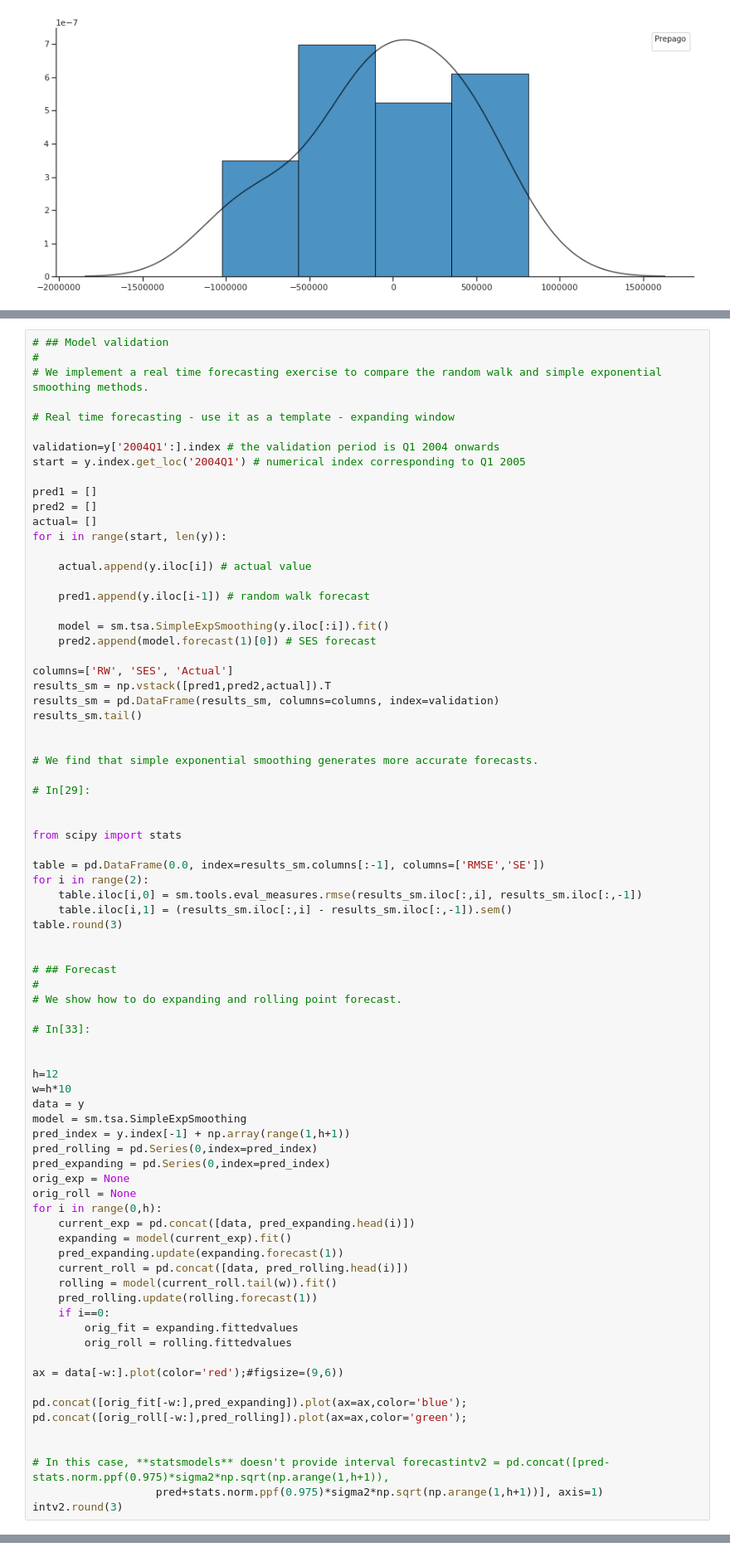
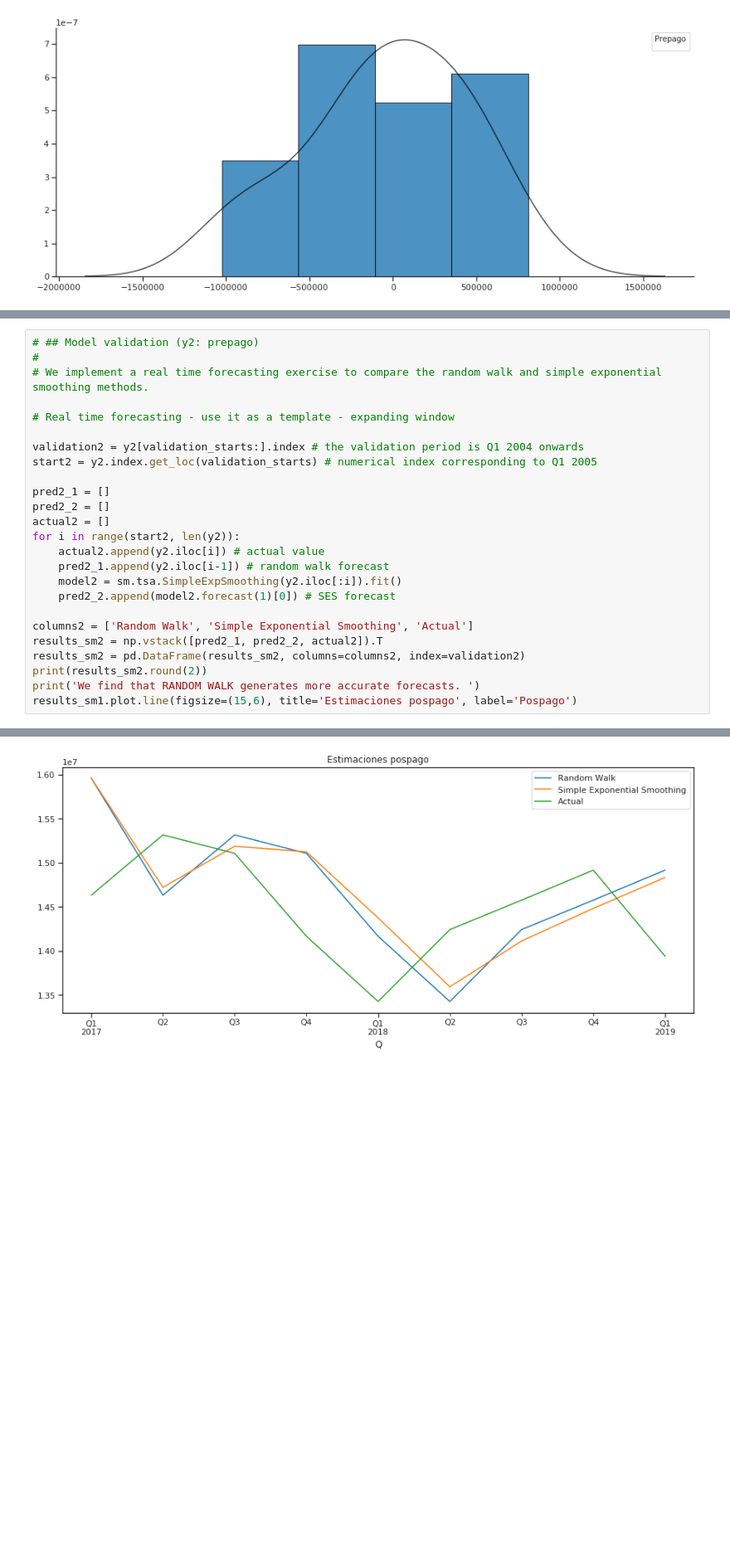
Before and after one commit to avdata99/diplo-datos-optativa-analisis-de-series-temporales, a Jupyter notebook: practico/practico-telefonia-movil.ipynb, the cells around one changed output, grey strips where cells are left out. Shown at 83% size. Cells and saved outputs as stored; diff of their text form; blank space fills up the shorter version.

```diff
--- a/practico/practico-telefonia-movil.ipynb
+++ b/practico/practico-telefonia-movil.ipynb
@@ -367,78 +409,26 @@ No handles with labels found to put in legend.
 # %%
-# ## Model validation
+# ## Model validation (y2: prepago)
 #
 # We implement a real time forecasting exercise to compare the random walk and simple exponential smoothing methods.
 
 # Real time forecasting - use it as a template - expanding window
 
-validation=y['2004Q1':].index # the validation period is Q1 2004 onwards
-start = y.index.get_loc('2004Q1') # numerical index corresponding to Q1 2005
+validation2 = y2[validation_starts:].index # the validation period is Q1 2004 onwards
+start2 = y2.index.get_loc(validation_starts) # numerical index corresponding to Q1 2005
 
-pred1 = []
-pred2 = []
-actual= []
-for i in range(start, len(y)):
+pred2_1 = []
+pred2_2 = []
+actual2 = []
+for i in range(start2, len(y2)):
+    actual2.append(y2.iloc[i]) # actual value
+    pred2_1.append(y2.iloc[i-1]) # random walk forecast
+    model2 = sm.tsa.SimpleExpSmoothing(y2.iloc[:i]).fit()
+    pred2_2.append(model2.forecast(1)[0]) # SES forecast
 
-    actual.append(y.iloc[i]) # actual value
-
-    pred1.append(y.iloc[i-1]) # random walk forecast
-
-    model = sm.tsa.SimpleExpSmoothing(y.iloc[:i]).fit()
-    pred2.append(model.forecast(1)[0]) # SES forecast
-
-columns=['RW', 'SES', 'Actual']
-results_sm = np.vstack([pred1,pred2,actual]).T
-results_sm = pd.DataFrame(results_sm, columns=columns, index=validation)
-results_sm.tail()
-
-
-# We find that simple exponential smoothing generates more accurate forecasts.
-
-# In[29]:
-
-
-from scipy import stats
-
-table = pd.DataFrame(0.0, index=results_sm.columns[:-1], columns=['RMSE','SE'])
-for i in range(2):
-    table.iloc[i,0] = sm.tools.eval_measures.rmse(results_sm.iloc[:,i], results_sm.iloc[:,-1])
-    table.iloc[i,1] = (results_sm.iloc[:,i] - results_sm.iloc[:,-1]).sem()
-table.round(3)
-
-
-# ## Forecast
-#
-# We show how to do expanding and rolling point forecast.
-
-# In[33]:
-
-
-h=12
-w=h*10
-data = y
-model = sm.tsa.SimpleExpSmoothing
-pred_index = y.index[-1] + np.array(range(1,h+1))
-pred_rolling = pd.Series(0,index=pred_index)
-pred_expanding = pd.Series(0,index=pred_index)
-orig_exp = None
-orig_roll = None
-for i in range(0,h):
-    current_exp = pd.concat([data, pred_expanding.head(i)])
-    expanding = model(current_exp).fit()
-    pred_expanding.update(expanding.forecast(1))
-    current_roll = pd.concat([data, pred_rolling.head(i)])
-    rolling = model(current_roll.tail(w)).fit()
-    pred_rolling.update(rolling.forecast(1))
-    if i==0:
-        orig_fit = expanding.fittedvalues
-        orig_roll = rolling.fittedvalues
-
-ax = data[-w:].plot(color='red');#figsize=(9,6))
-
-pd.concat([orig_fit[-w:],pred_expanding]).plot(ax=ax,color='blue');
-pd.concat([orig_roll[-w:],pred_rolling]).plot(ax=ax,color='green');
-
-
-# In this case, **statsmodels** doesn't provide interval forecastintv2 = pd.concat([pred-stats.norm.ppf(0.975)*sigma2*np.sqrt(np.arange(1,h+1)),
-                   pred+stats.norm.ppf(0.975)*sigma2*np.sqrt(np.arange(1,h+1))], axis=1)
-intv2.round(3)
+columns2 = ['Random Walk', 'Simple Exponential Smoothing', 'Actual']
+results_sm2 = np.vstack([pred2_1, pred2_2, actual2]).T
+results_sm2 = pd.DataFrame(results_sm2, columns=columns2, index=validation2)
+print(results_sm2.round(2))
+print('We find that RANDOM WALK generates more accurate forecasts. ')
+results_sm1.plot.line(figsize=(15,6), title='Estimaciones pospago', label='Pospago')
+# %% [output]
@@ -444,0 +448 @@ intv2.round(3)
+[figure, added]
```
Also changed, not shown: parts of 8 cells of this notebook, 2 other files.
